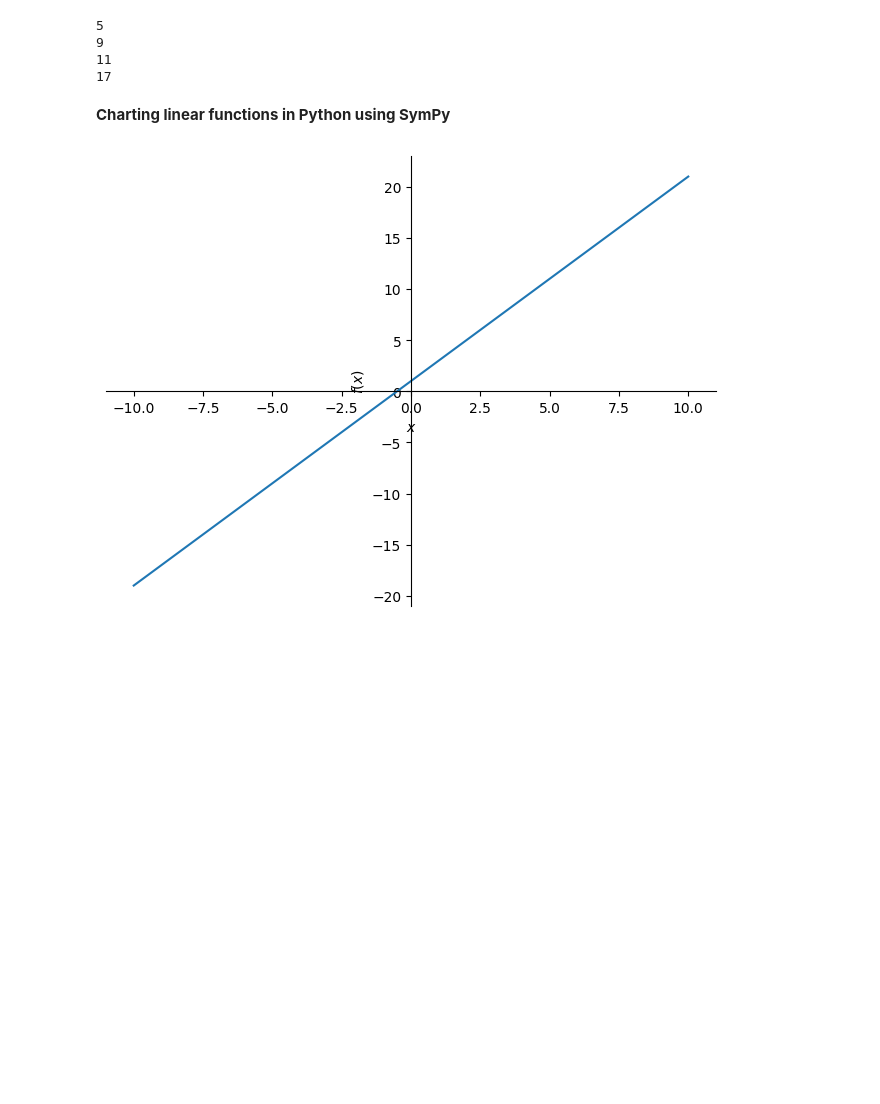
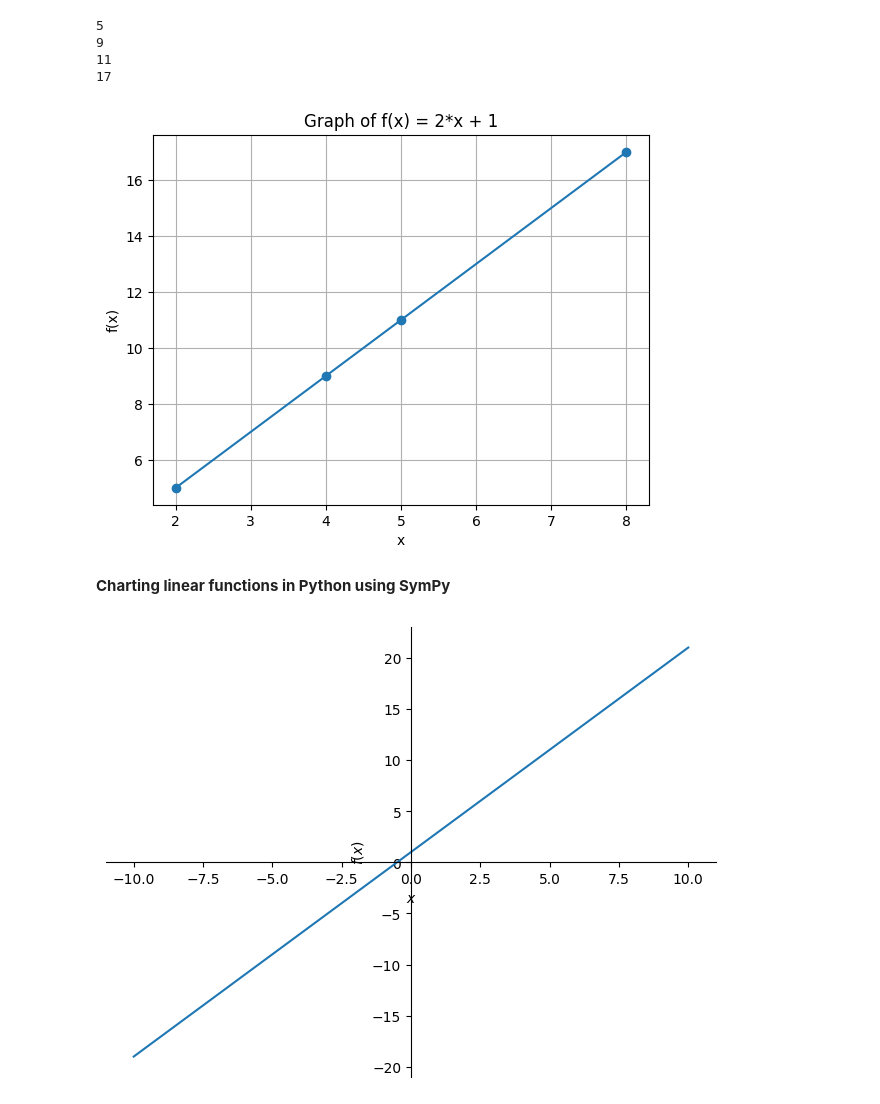
Before and after one commit to RheedWhan/Essential_Math_for_DS, a Jupyter notebook: Essential_Math_for_Data_Science.ipynb, the cells around one changed output. Cells and saved outputs as stored; diff of their text form; code cells hidden in the pictures; blank space fills up the shorter version.

```diff
--- a/Essential_Math_for_Data_Science.ipynb
+++ b/Essential_Math_for_Data_Science.ipynb
@@ -13,6 +13,23 @@ for x in x_val:
 9
 11
 17
+# %%
+import matplotlib.pyplot as plt
+
+def f(x):
+    return 2 * x + 1
+
+x = [2, 4, 5, 8]
+y = [f(x_val) for x_val in x]  # Calculate f(x) for each value in x
+
+plt.plot(x, y, marker='o', linestyle='-')  # Plot the points and connect with lines
+plt.xlabel('x')
+plt.ylabel('f(x)')
+plt.title('Graph of f(x) = 2*x + 1')
+plt.grid(True)
+plt.show()
+# %% [output]
+[figure, added]
 # %% [markdown]
 **Charting linear functions in Python using SymPy**
 # %%
```
Also changed, not shown: parts of 9 cells of this notebook.
